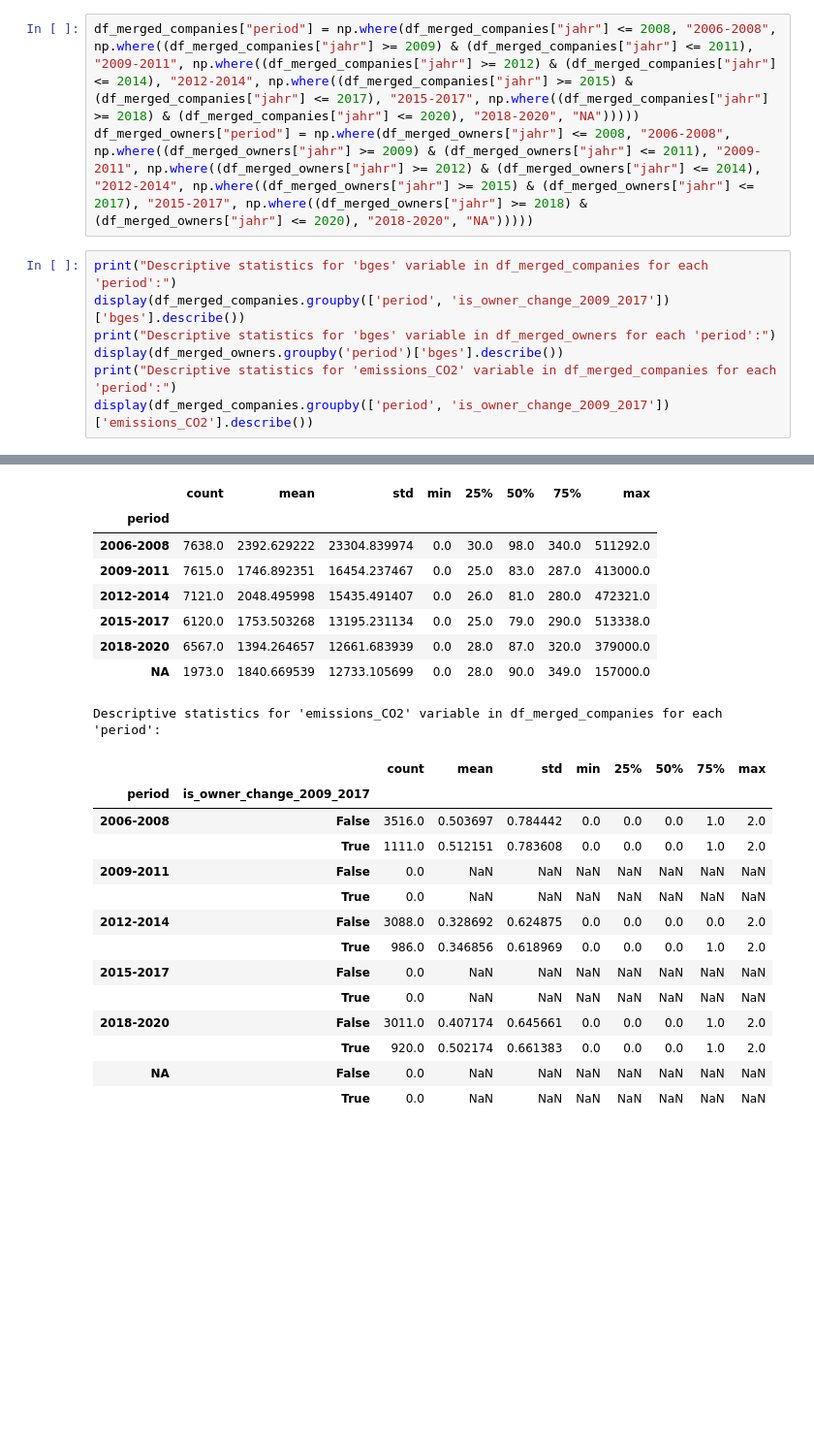
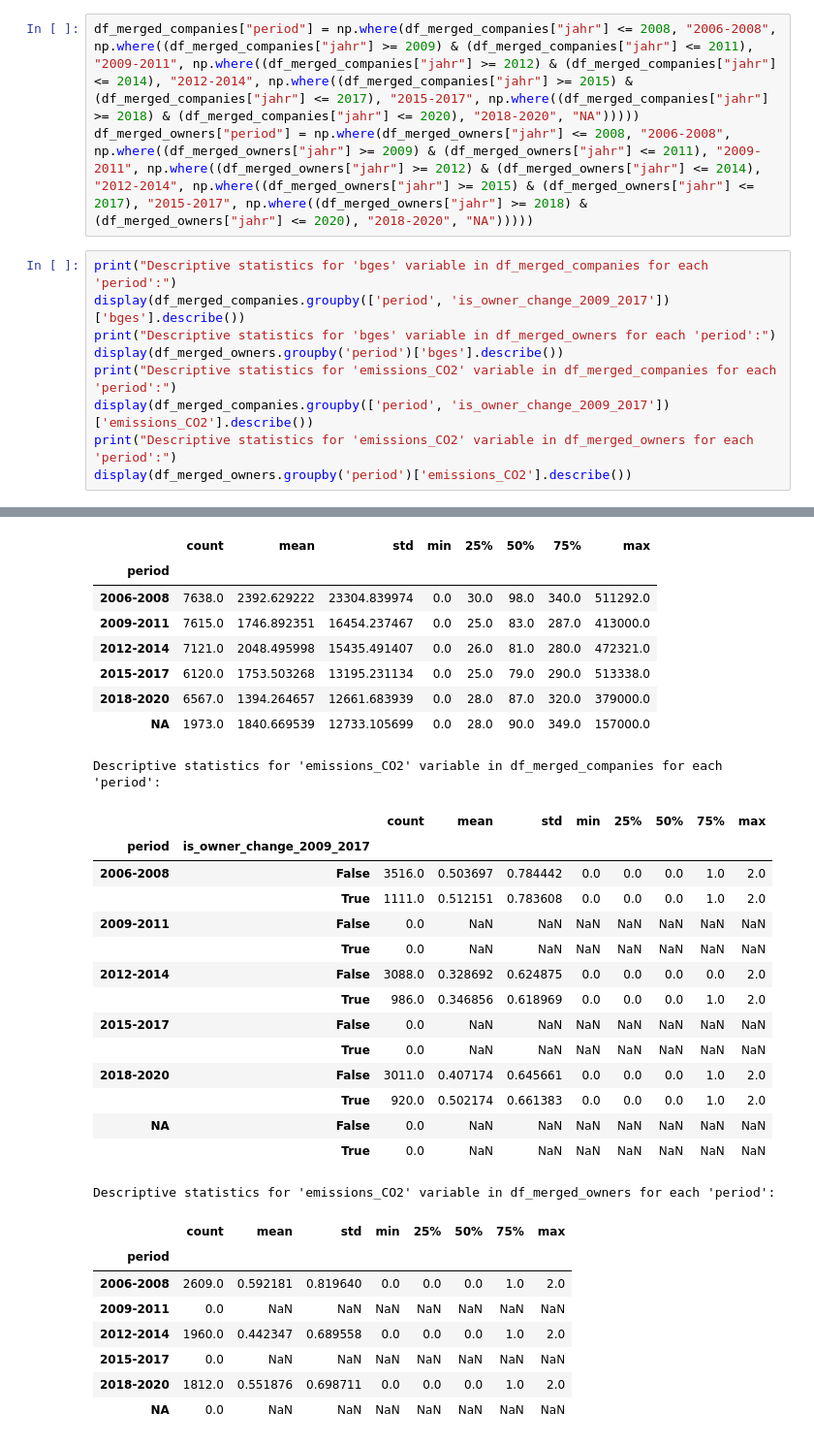
Before and after one commit to lucasanolte/bachelorarbeit, a Jupyter notebook: MIP_descriptive.ipynb, the cells around one changed output, grey strips where cells are left out. Shown at 97% size. Cells and saved outputs as stored; diff of their text form; blank space fills up the shorter version.

```diff
--- a/MIP_descriptive.ipynb
+++ b/MIP_descriptive.ipynb
@@ -20,6 +20,8 @@ print("Descriptive statistics for 'bges' variable in df_merged_owners for each '
 display(df_merged_owners.groupby('period')['bges'].describe())
 print("Descriptive statistics for 'emissions_CO2' variable in df_merged_companies for each 'period':")
 display(df_merged_companies.groupby(['period', 'is_owner_change_2009_2017'])['emissions_CO2'].describe())
+print("Descriptive statistics for 'emissions_CO2' variable in df_merged_owners for each 'period':")
+display(df_merged_owners.groupby('period')['emissions_CO2'].describe())
 # %% [output]
 Descriptive statistics for 'bges' variable in df_merged_companies for each 'period':
 |  |  | count | mean | std | min | 25% | 50% | 75% | max |
@@ -33,30 +35,39 @@ Descriptive statistics for 'bges' variable in df_merged_companies for each 'peri
 | 2015-2017 | False | 9856.0 | 332.034801 | 5233.476128 | 0.0 | 9.00 | 24.0 | 91.0 | 412619.0 |
 |  | True | 3140.0 | 293.459554 | 2393.858813 | 0.0 | 14.00 | 40.5 | 125.0 | 75000.0 |
 | 2018-2020 | False | 10810.0 | 373.750046 | 5053.695677 | 0.0 | 10.00 | 26.0 | 100.0 | 407485.0 |
 |  | True | 3191.0 | 329.894390 | 2544.538187 | 0.0 | 16.00 | 46.0 | 137.0 | 77015.0 |
 | NA | False | 3299.0 | 346.868142 | 3708.292708 | 0.0 | 10.00 | 25.0 | 98.0 | 157000.0 |
 |  | True | 944.0 | 321.174788 | 1948.768329 | 0.0 | 15.75 | 52.0 | 150.0 | 51200.0 |
 Descriptive statistics for 'bges' variable in df_merged_owners for each 'period':
 |  | count | mean | std | min | 25% | 50% | 75% | max |
 | period |  |  |  |  |  |  |  |  |
 | 2006-2008 | 7638.0 | 2392.629222 | 23304.839974 | 0.0 | 30.0 | 98.0 | 340.0 | 511292.0 |
 | 2009-2011 | 7615.0 | 1746.892351 | 16454.237467 | 0.0 | 25.0 | 83.0 | 287.0 | 413000.0 |
 | 2012-2014 | 7121.0 | 2048.495998 | 15435.491407 | 0.0 | 26.0 | 81.0 | 280.0 | 472321.0 |
 | 2015-2017 | 6120.0 | 1753.503268 | 13195.231134 | 0.0 | 25.0 | 79.0 | 290.0 | 513338.0 |
 | 2018-2020 | 6567.0 | 1394.264657 | 12661.683939 | 0.0 | 28.0 | 87.0 | 320.0 | 379000.0 |
 | NA | 1973.0 | 1840.669539 | 12733.105699 | 0.0 | 28.0 | 90.0 | 349.0 | 157000.0 |
 Descriptive statistics for 'emissions_CO2' variable in df_merged_companies for each 'period':
 |  |  | count | mean | std | min | 25% | 50% | 75% | max |
 | period | is_owner_change_2009_2017 |  |  |  |  |  |  |  |  |
 | 2006-2008 | False | 3516.0 | 0.503697 | 0.784442 | 0.0 | 0.0 | 0.0 | 1.0 | 2.0 |
 |  | True | 1111.0 | 0.512151 | 0.783608 | 0.0 | 0.0 | 0.0 | 1.0 | 2.0 |
 | 2009-2011 | False | 0.0 | NaN | NaN | NaN | NaN | NaN | NaN | NaN |
 |  | True | 0.0 | NaN | NaN | NaN | NaN | NaN | NaN | NaN |
 | 2012-2014 | False | 3088.0 | 0.328692 | 0.624875 | 0.0 | 0.0 | 0.0 | 0.0 | 2.0 |
 |  | True | 986.0 | 0.346856 | 0.618969 | 0.0 | 0.0 | 0.0 | 1.0 | 2.0 |
 | 2015-2017 | False | 0.0 | NaN | NaN | NaN | NaN | NaN | NaN | NaN |
 |  | True | 0.0 | NaN | NaN | NaN | NaN | NaN | NaN | NaN |
 | 2018-2020 | False | 3011.0 | 0.407174 | 0.645661 | 0.0 | 0.0 | 0.0 | 1.0 | 2.0 |
 |  | True | 920.0 | 0.502174 | 0.661383 | 0.0 | 0.0 | 0.0 | 1.0 | 2.0 |
 | NA | False | 0.0 | NaN | NaN | NaN | NaN | NaN | NaN | NaN |
 |  | True | 0.0 | NaN | NaN | NaN | NaN | NaN | NaN | NaN |
+Descriptive statistics for 'emissions_CO2' variable in df_merged_owners for each 'period':
+|  | count | mean | std | min | 25% | 50% | 75% | max |
+| period |  |  |  |  |  |  |  |  |
+| 2006-2008 | 2609.0 | 0.592181 | 0.819640 | 0.0 | 0.0 | 0.0 | 1.0 | 2.0 |
+| 2009-2011 | 0.0 | NaN | NaN | NaN | NaN | NaN | NaN | NaN |
+| 2012-2014 | 1960.0 | 0.442347 | 0.689558 | 0.0 | 0.0 | 0.0 | 1.0 | 2.0 |
+| 2015-2017 | 0.0 | NaN | NaN | NaN | NaN | NaN | NaN | NaN |
+| 2018-2020 | 1812.0 | 0.551876 | 0.698711 | 0.0 | 0.0 | 0.0 | 1.0 | 2.0 |
+| NA | 0.0 | NaN | NaN | NaN | NaN | NaN | NaN | NaN |
```
Also changed, not shown: parts of 4 cells of this notebook.
